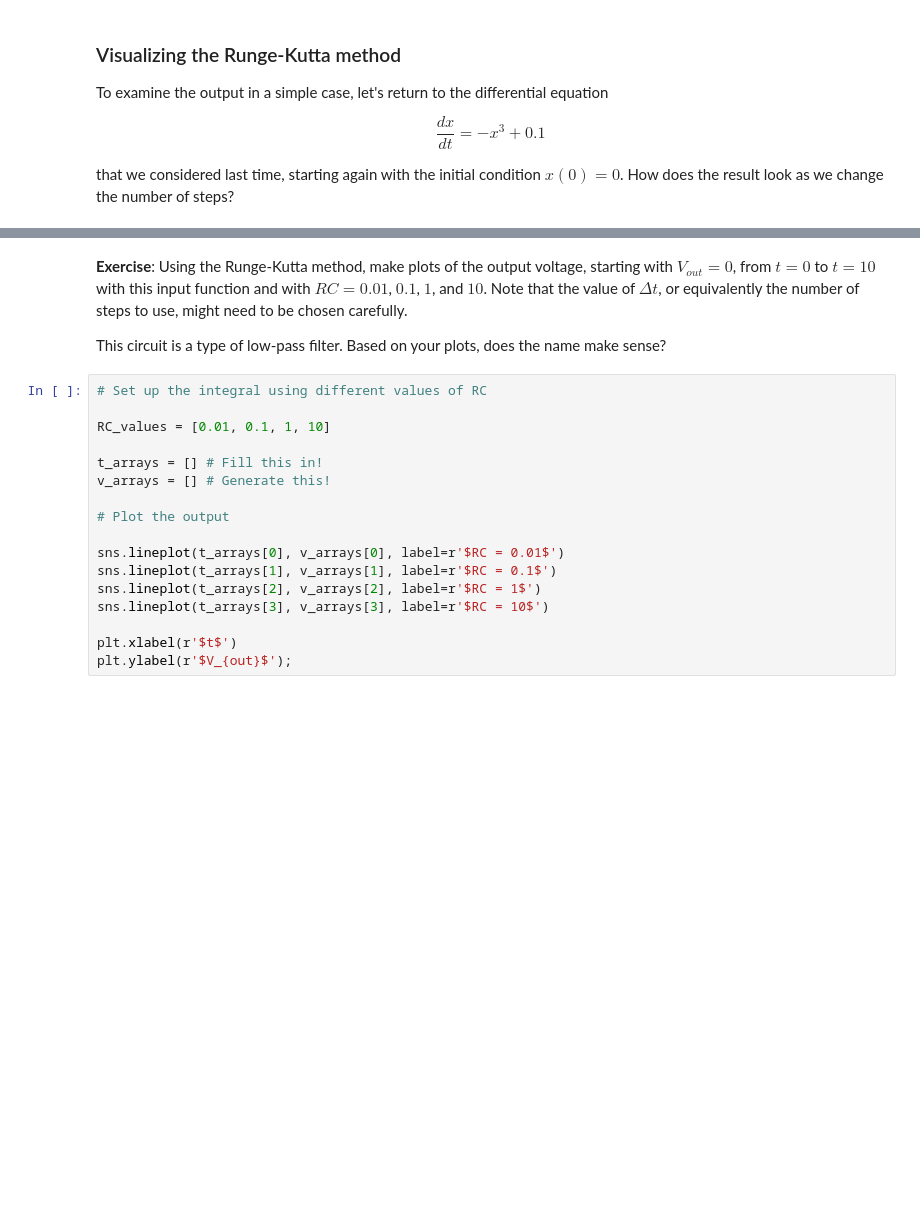
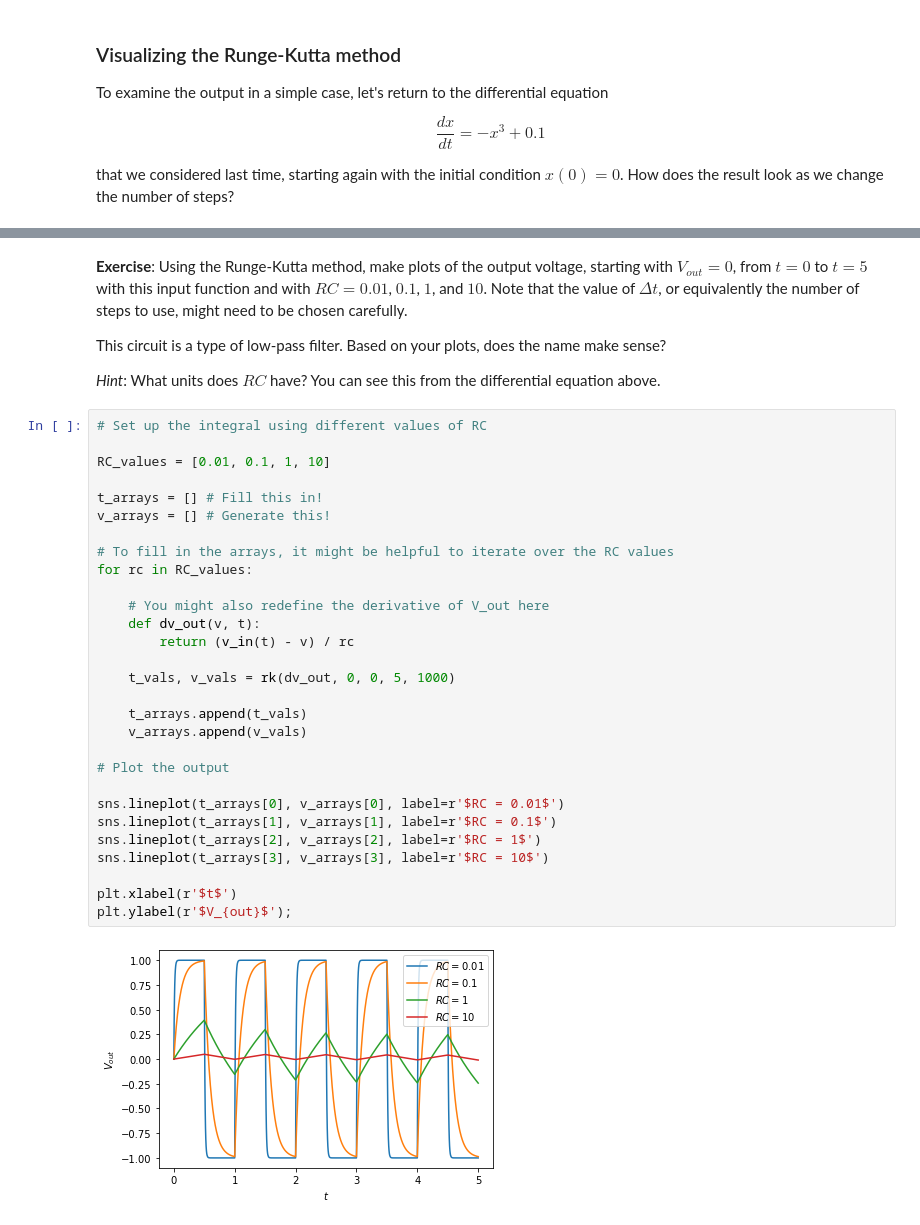
Before and after one commit to Physics177-2020/lecture-7, a Jupyter notebook: lecture-7-post.ipynb, the cells around one changed output, grey strips where cells are left out. Saved outputs shown, nothing was run; the diff lists cells and outputs as text; blank space fills up the shorter version.

```diff
--- a/lecture-7-post.ipynb
+++ b/lecture-7-post.ipynb
@@ -111,21 +107,37 @@ plt.ylabel(r'$V_{in}$');
 # %% [markdown]
-**Exercise**: Using the Runge-Kutta method, make plots of the output voltage, starting with $V_{out}=0$, from $t=0$ to $t=10$ with this input function and with $RC = 0.01$, $0.1$, $1$, and $10$. Note that the value of $\Delta t$, or equivalently the number of steps to use, might need to be chosen carefully.
+**Exercise**: Using the Runge-Kutta method, make plots of the output voltage, starting with $V_{out}=0$, from $t=0$ to $t=5$ with this input function and with $RC = 0.01$, $0.1$, $1$, and $10$. Note that the value of $\Delta t$, or equivalently the number of steps to use, might need to be chosen carefully.
 
 This circuit is a type of low-pass filter. Based on your plots, does the name make sense?
+
+*Hint*: What units does $RC$ have? You can see this from the differential equation above.
 # %%
 # Set up the integral using different values of RC
 
 RC_values = [0.01, 0.1, 1, 10]
 
 t_arrays = [] # Fill this in!
 v_arrays = [] # Generate this!
+
+# To fill in the arrays, it might be helpful to iterate over the RC values
+for rc in RC_values:
+
+    # You might also redefine the derivative of V_out here
+    def dv_out(v, t):
+        return (v_in(t) - v) / rc
+
+    t_vals, v_vals = rk(dv_out, 0, 0, 5, 1000)
+
+    t_arrays.append(t_vals)
+    v_arrays.append(v_vals)
 
 # Plot the output
 
 sns.lineplot(t_arrays[0], v_arrays[0], label=r'$RC = 0.01$')
 sns.lineplot(t_arrays[1], v_arrays[1], label=r'$RC = 0.1$')
 sns.lineplot(t_arrays[2], v_arrays[2], label=r'$RC = 1$')
 sns.lineplot(t_arrays[3], v_arrays[3], label=r'$RC = 10$')
 
 plt.xlabel(r'$t$')
 plt.ylabel(r'$V_{out}$');
+# %% [output]
+[figure, added]
```
Also changed, not shown: parts of 5 cells of this notebook.
